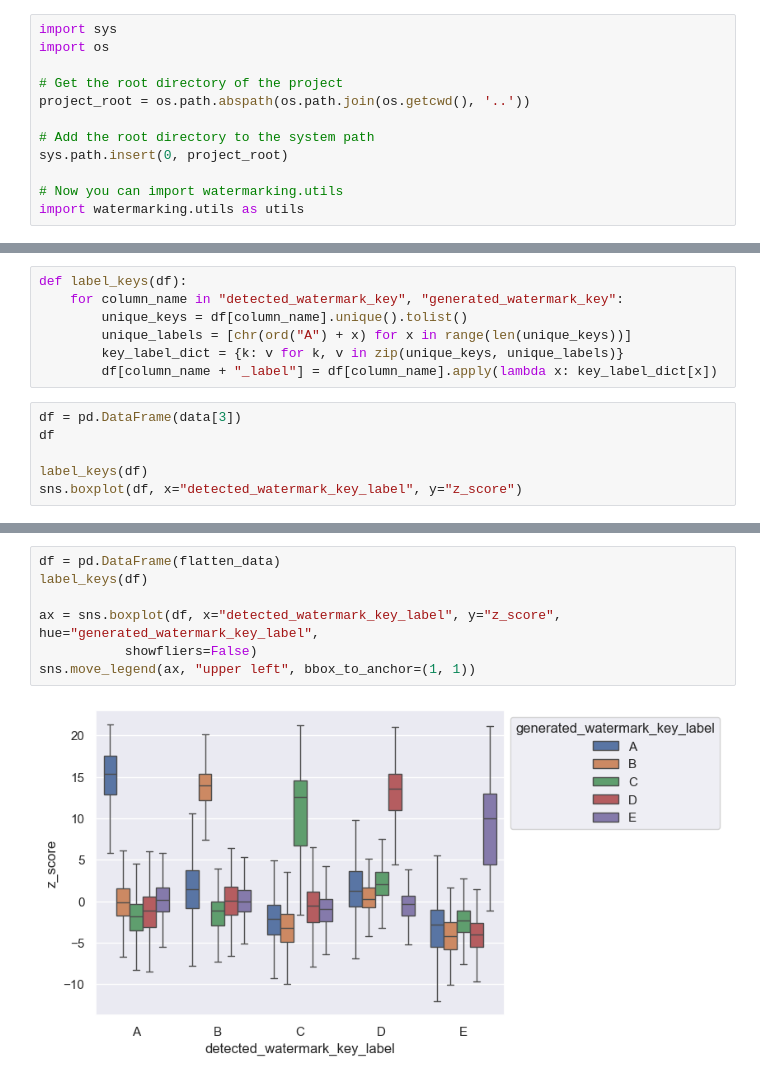
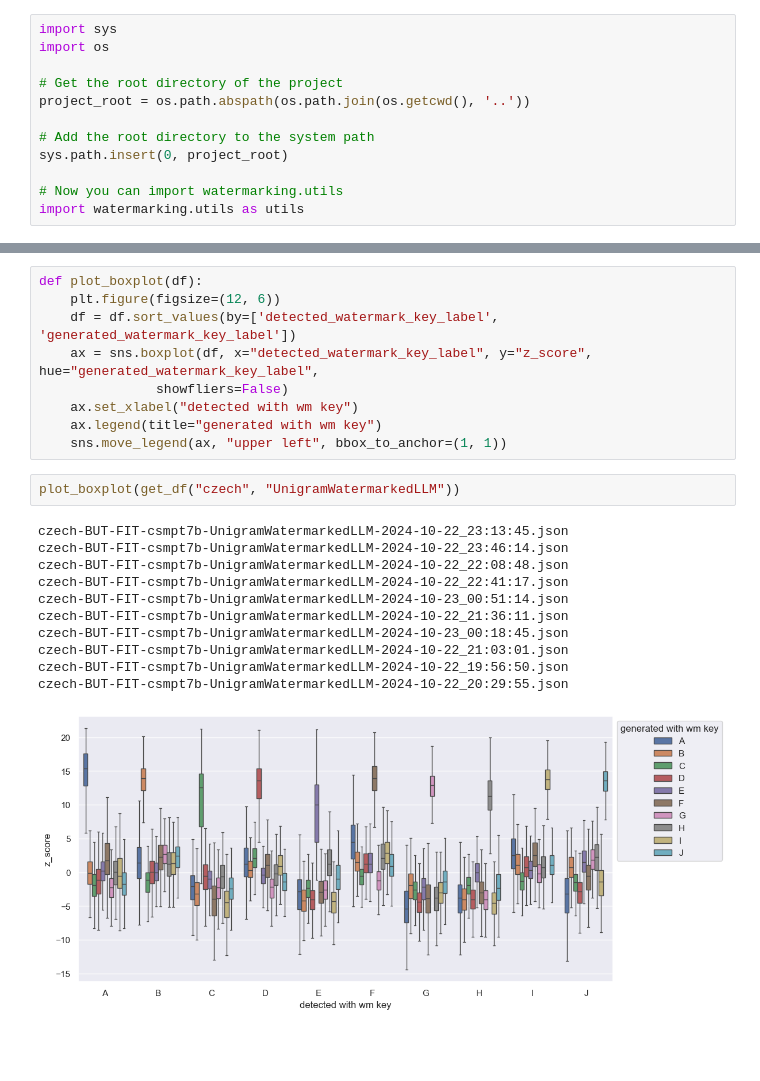
Before and after one commit to AntoninJarolim/llm-watermarking, a Jupyter notebook: notebooks/different_keys_detection.ipynb, the cells around one changed output, grey strips where cells are left out. Saved outputs shown, nothing was run; the diff lists cells and outputs as text; blank space fills up the shorter version.

```diff
--- a/notebooks/different_keys_detection.ipynb
+++ b/notebooks/different_keys_detection.ipynb
@@ -33,13 +20,0 @@ flatten_data = [row for each_list in data[:nr_keys] for row in each_list]
-# %%
-def label_keys(df):
-    for column_name in "detected_watermark_key", "generated_watermark_key":
-        unique_keys = df[column_name].unique().tolist()
-        unique_labels = [chr(ord("A") + x) for x in range(len(unique_keys))]
-        key_label_dict = {k: v for k, v in zip(unique_keys, unique_labels)}
-        df[column_name + "_label"] = df[column_name].apply(lambda x: key_label_dict[x])
-# %%
-df = pd.DataFrame(data[3])
-df
-
-label_keys(df)
-sns.boxplot(df, x="detected_watermark_key_label", y="z_score")
@@ -49,9 +91,23 @@ sns.boxplot(df, x="detected_watermark_key_label", y="z_score")
 # %%
-df = pd.DataFrame(flatten_data)
-label_keys(df)
-
-ax = sns.boxplot(df, x="detected_watermark_key_label", y="z_score", hue="generated_watermark_key_label",
-           showfliers=False)
-sns.move_legend(ax, "upper left", bbox_to_anchor=(1, 1))
+def plot_boxplot(df):
+    plt.figure(figsize=(12, 6))
+    df = df.sort_values(by=['detected_watermark_key_label', 'generated_watermark_key_label'])
+    ax = sns.boxplot(df, x="detected_watermark_key_label", y="z_score", hue="generated_watermark_key_label",
+               showfliers=False)
+    ax.set_xlabel("detected with wm key")
+    ax.legend(title="generated with wm key")
+    sns.move_legend(ax, "upper left", bbox_to_anchor=(1, 1))
-# %% [output]
-[figure, removed]
+# %%
+plot_boxplot(get_df("czech", "UnigramWatermarkedLLM"))
+# %% [output]
+czech-BUT-FIT-csmpt7b-UnigramWatermarkedLLM-2024-10-22_23:13:45.json
+czech-BUT-FIT-csmpt7b-UnigramWatermarkedLLM-2024-10-22_23:46:14.json
+czech-BUT-FIT-csmpt7b-UnigramWatermarkedLLM-2024-10-22_22:08:48.json
+czech-BUT-FIT-csmpt7b-UnigramWatermarkedLLM-2024-10-22_22:41:17.json
+czech-BUT-FIT-csmpt7b-UnigramWatermarkedLLM-2024-10-23_00:51:14.json
+czech-BUT-FIT-csmpt7b-UnigramWatermarkedLLM-2024-10-22_21:36:11.json
+czech-BUT-FIT-csmpt7b-UnigramWatermarkedLLM-2024-10-23_00:18:45.json
+czech-BUT-FIT-csmpt7b-UnigramWatermarkedLLM-2024-10-22_21:03:01.json
+czech-BUT-FIT-csmpt7b-UnigramWatermarkedLLM-2024-10-22_19:56:50.json
+czech-BUT-FIT-csmpt7b-UnigramWatermarkedLLM-2024-10-22_20:29:55.json
+[figure, added]
```
Also changed, not shown: parts of 7 cells of this notebook.
